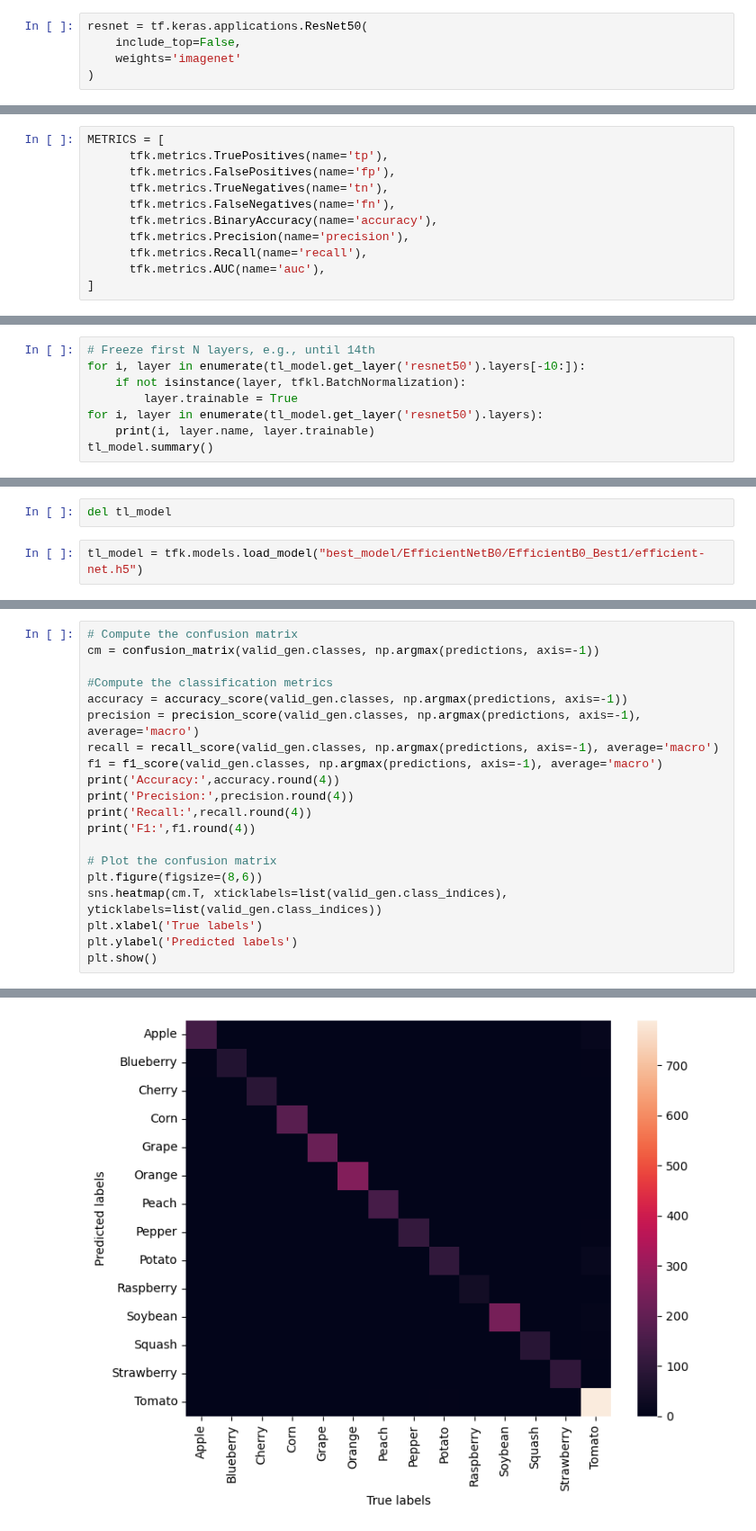
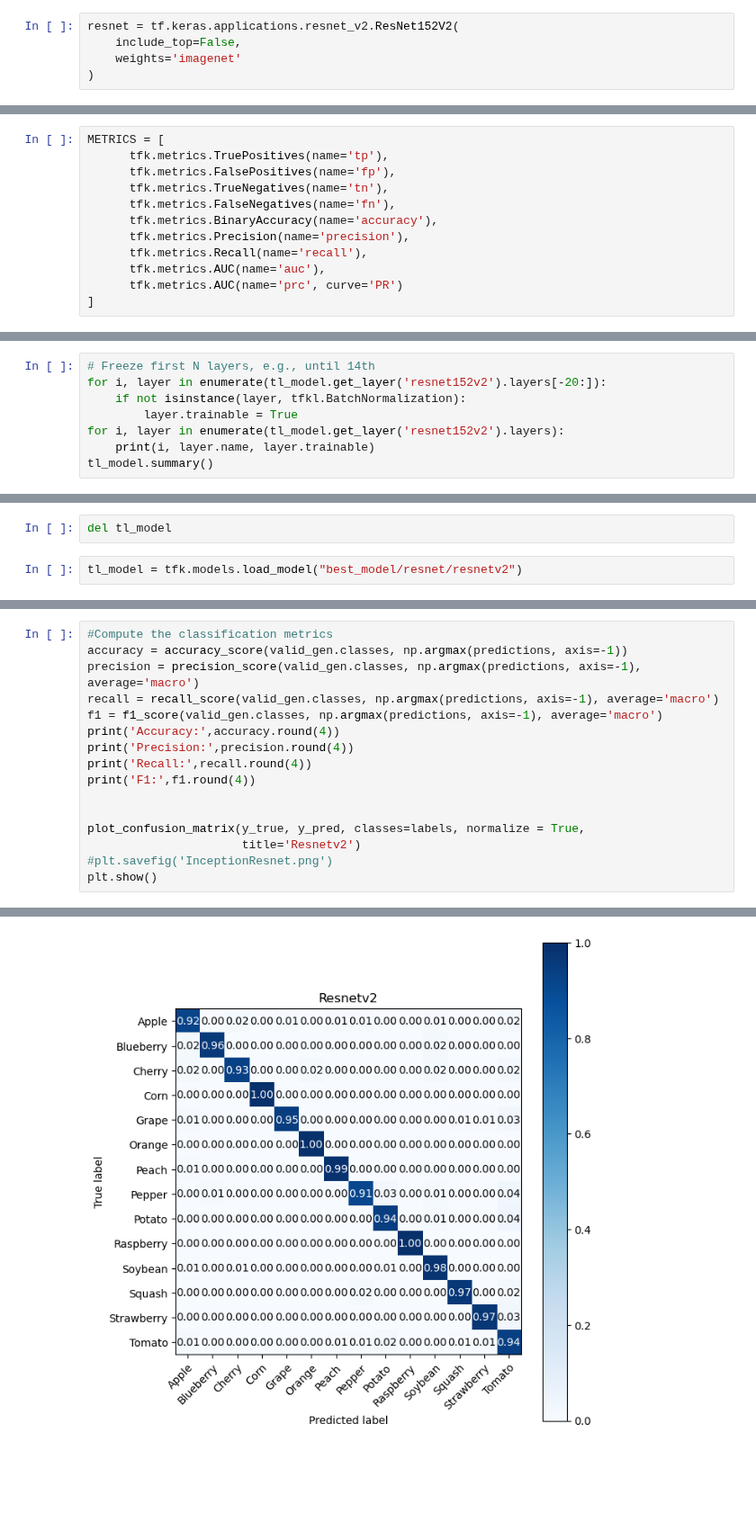
Before and after one commit to irfanmasoudi/anndl1, a Jupyter notebook: Challenge1-ResNet.ipynb, the cells around one changed output, grey strips where cells are left out. Shown at 90% size. Drawn from its saved outputs; the diff is of its cells as text; blank space fills up the shorter version.

```diff
--- a/Challenge1-ResNet.ipynb
+++ b/Challenge1-ResNet.ipynb
@@ -172,5 +172,5 @@ class_weights
 # %%
-resnet = tf.keras.applications.ResNet50(
+resnet = tf.keras.applications.resnet_v2.ResNet152V2(
     include_top=False,
     weights='imagenet'
 )
@@ -186,6 +188,7 @@ METRICS = [
       tfk.metrics.Precision(name='precision'),
       tfk.metrics.Recall(name='recall'),
       tfk.metrics.AUC(name='auc'),
+      tfk.metrics.AUC(name='prc', curve='PR')
 ]
 # %%
 resnet.trainable = False
@@ -272,10 +275,10 @@ Non-trainable params: 23,588,736
 _________________________________________________________________
 # %%
 # Freeze first N layers, e.g., until 14th
-for i, layer in enumerate(tl_model.get_layer('resnet50').layers[-10:]):
+for i, layer in enumerate(tl_model.get_layer('resnet152v2').layers[-20:]):
     if not isinstance(layer, tfkl.BatchNormalization):
         layer.trainable = True
-for i, layer in enumerate(tl_model.get_layer('resnet50').layers):
+for i, layer in enumerate(tl_model.get_layer('resnet152v2').layers):
     print(i, layer.name, layer.trainable)
 tl_model.summary()
 # %% [output]
@@ -393,5 +401,5 @@ tl_model.save("best_model/resnet/resnetbatchFT")
 # %%
 del tl_model
 # %%
-tl_model = tfk.models.load_model("best_model/EfficientNetB0/EfficientB0_Best1/efficient-net.h5")
+tl_model = tfk.models.load_model("best_model/resnet/resnetv2")
 # %%
@@ -429,7 +462,4 @@ Confusion Matrix
 # %%
-# Compute the confusion matrix
-cm = confusion_matrix(valid_gen.classes, np.argmax(predictions, axis=-1))
-
 #Compute the classification metrics
 accuracy = accuracy_score(valid_gen.classes, np.argmax(predictions, axis=-1))
 precision = precision_score(valid_gen.classes, np.argmax(predictions, axis=-1), average='macro')
@@ -440,10 +470,9 @@ print('Precision:',precision.round(4))
 print('Recall:',recall.round(4))
 print('F1:',f1.round(4))
 
-# Plot the confusion matrix
-plt.figure(figsize=(8,6))
-sns.heatmap(cm.T, xticklabels=list(valid_gen.class_indices), yticklabels=list(valid_gen.class_indices))
-plt.xlabel('True labels')
-plt.ylabel('Predicted labels')
+
+plot_confusion_matrix(y_true, y_pred, classes=labels, normalize = True,
+                      title='Resnetv2')
+#plt.savefig('InceptionResnet.png')
 plt.show()
 # %% [output]
@@ -454 +484 @@ F1: 0.9615
-[figure, old version]
+[figure, new version]
```
Also changed, not shown: parts of 16 cells of this notebook, 3 other files.
